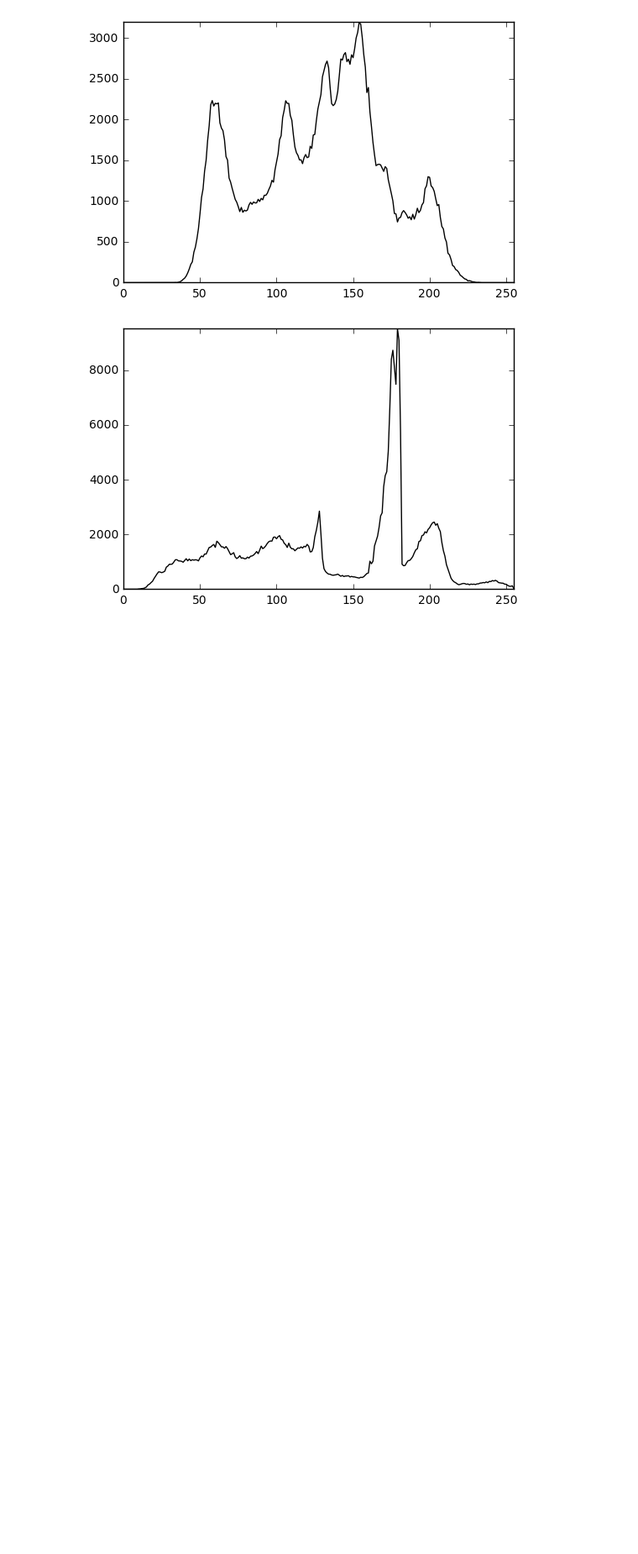
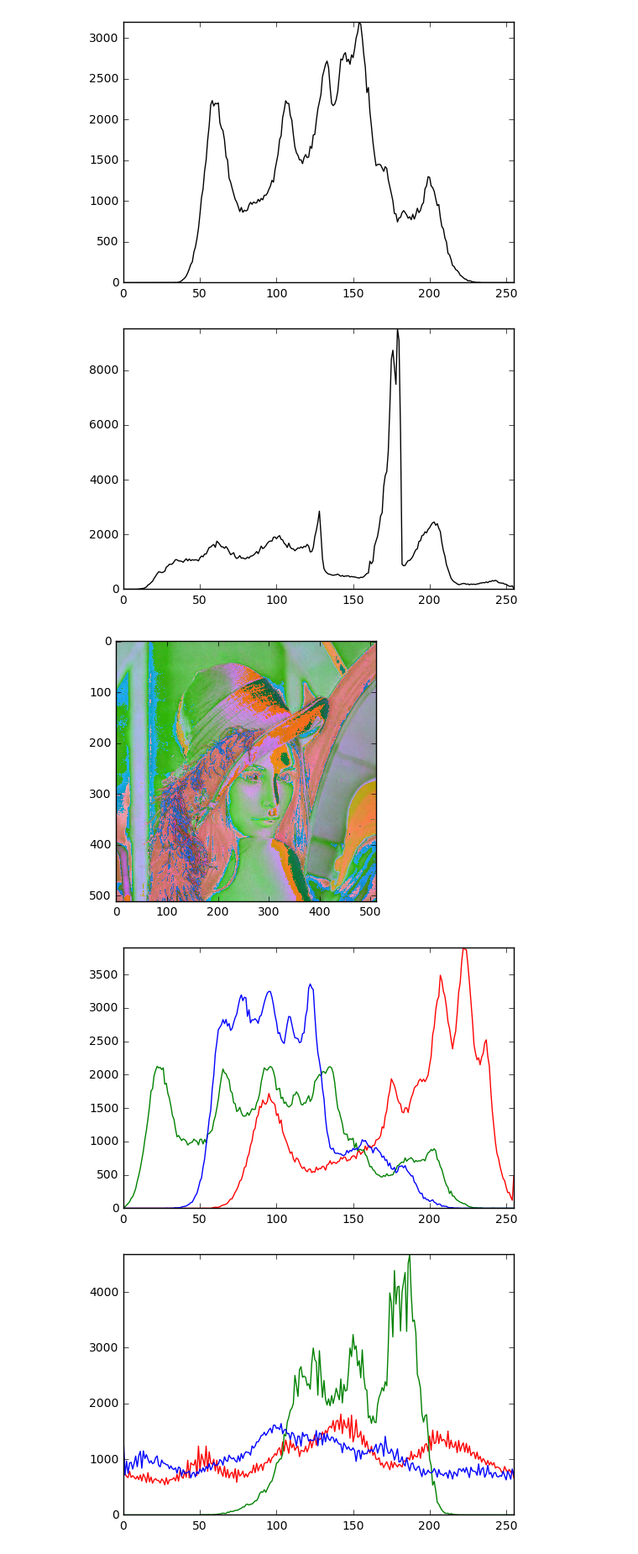
Before and after one commit to KotzMarsa/graphics-and-music-processing, a Jupyter notebook: lab4.ipynb, the cells around one changed output. Shown at 84% size. Drawn from its saved outputs; the diff is of its cells as text; code cells hidden in the pictures; blank space fills up the shorter version.

```diff
--- a/lab4.ipynb
+++ b/lab4.ipynb
@@ -52,0 +64,48 @@ histogramk(ship)
+# %%
+def RGBtoYCbCr(picture):
+    YCbCrpicture = np.copy(picture)
+    for x, row in enumerate(YCbCrpicture):
+        for y, col in enumerate(row):
+            YCbCrpicture[x][y][0] = 0.299 * picture[x][y][0] + 0.587 * picture[x][y][1] + 0.114 * picture[x][y][2]
+            YCbCrpicture[x][y][1] = 128 - 0.168736 * picture[x][y][0] - 0.331264 * picture[x][y][1] + 0.5 * picture[x][y][2]
+            YCbCrpicture[x][y][2] = 128 + 0.5 * picture[x][y][0] - 0.418688 * picture[x][y][1] - 0.081312 * picture[x][y][2]
+    return YCbCrpicture
+# %%
+def YCbCrtoRGB(picture):
+    RGBpicture = np.copy(picture)
+    for x, row in enumerate(RGBpicture):
+        for y, col in enumerate(row):
+            RGBpicture[x][y][0] = picture[x][y][0] + 1.402 * (picture[x][y][2] - 128)
+            RGBpicture[x][y][1] = picture[x][y][0] - 0.34414 * (picture[x][y][1] - 128) - 0.71414 * (picture[x][y][2] - 128)
+            RGBpicture[x][y][2] = picture[x][y][0] + 1.772   * (picture[x][y][1] - 128)
+    return RGBpicture
+# %%
+def streching (picture):
+    stretchpic = np.copy(picture)
+    RGBtoYCbCr(stretchpic)
+    LUT = [0 for _ in xrange(256)]
+    vmax = 0
+    vmin = 255
+    for x, row in enumerate(stretchpic):
+        for y, col in enumerate(row):
+            if (stretchpic[x][y][0] > vmax):
+                vmax = stretchpic[x][y][0]
+            if (stretchpic[x][y][0] < vmin):
+                vmin = stretchpic[x][y][0]
+    for i, _ in enumerate(LUT):
+        LUT[i] = (255/(vmax-vmin))*(i-vmin)
+    for x, row in enumerate(stretchpic):
+        for y, col in enumerate(row):
+            i, _, _ = stretchpic[x, y]
+            stretchpic[x, y] = (LUT[i], stretchpic[x][y][1], stretchpic[x][y][2])
+    return YCbCrtoRGB(stretchpic)
+# %%
+lenas = streching (lena)
+plt.imshow(lenas)
+plt.show()
+histogramrgb (lena)
+histogramrgb(streching (lena))
+# %% [output]
+[figure, added]
+[figure, added]
+[figure, added]
```
Also changed, not shown: parts of 1 cell of this notebook, 2 other files.
